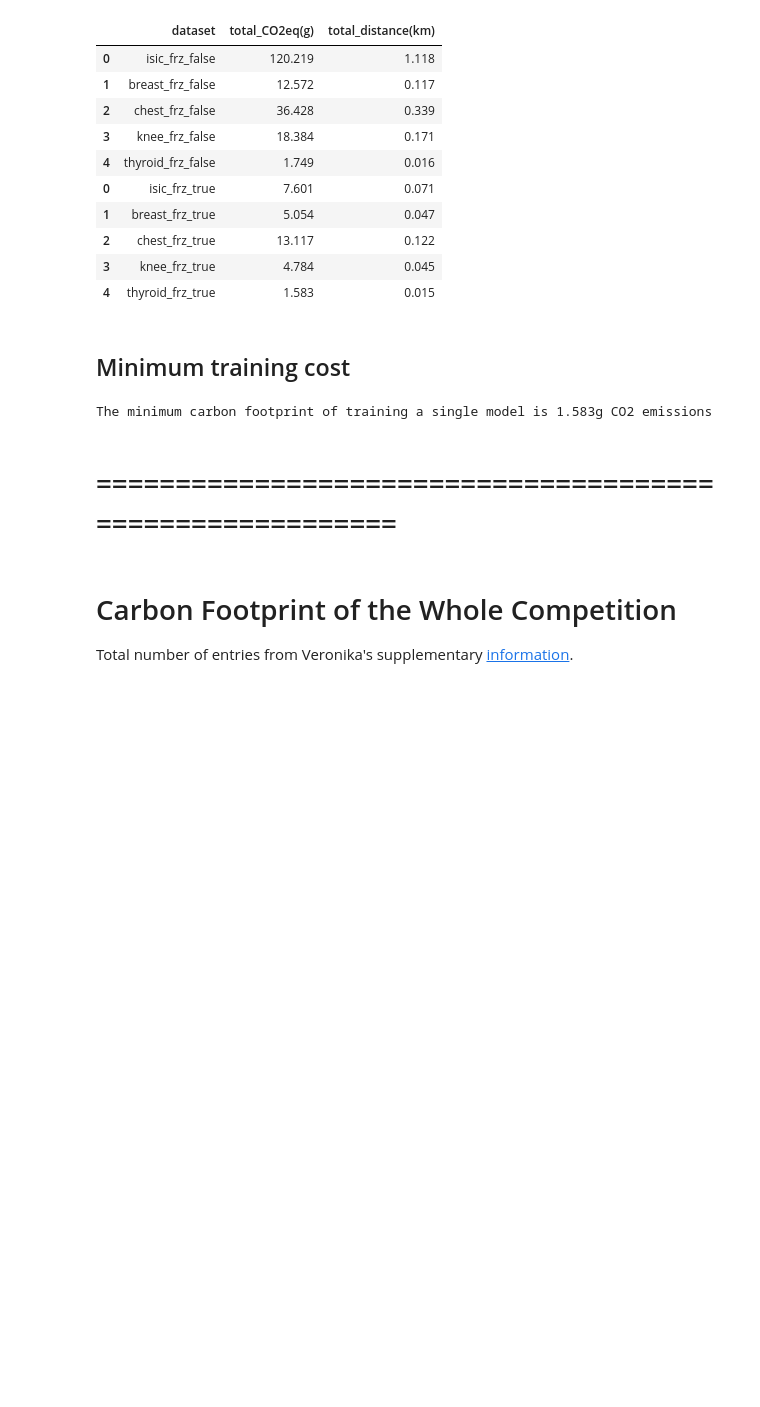
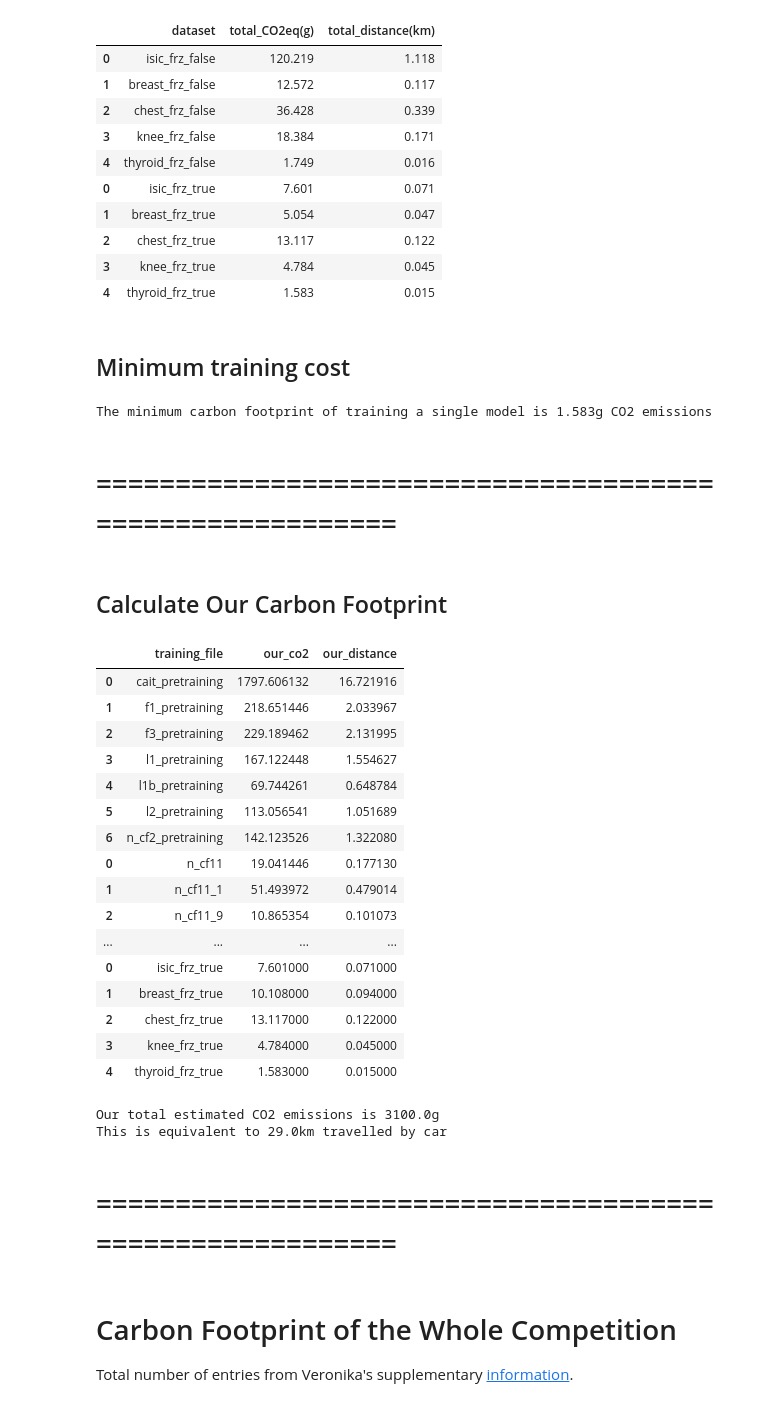
Before and after one commit to Xannadoo/carbon-cost-kaggle, a Jupyter notebook: carbonFootprintResults.ipynb, the cells around one changed output. Drawn from its saved outputs; the diff is of its cells as text; code cells hidden in the pictures; blank space fills up the shorter version.

Commit message:
calculated our carbon footprint

```diff
--- a/carbonFootprintResults.ipynb
+++ b/carbonFootprintResults.ipynb
@@ -172,7 +164,8 @@ revisit_transfer["total_distance(km)"] = revisit_transfer["distance(km)/e"] * re
 revisit_transfer[["total_CO2eq(g)","total_distance(km)"]] = revisit_transfer[["total_CO2eq(g)","total_distance(km)"]].round(3)
 # %%
 # Show just the total columns
-revisit_transfer[["dataset","total_CO2eq(g)","total_distance(km)"]]
+rt_calculated = revisit_transfer[["dataset","total_CO2eq(g)","total_distance(km)"]]
+rt_calculated
 # %% [output]
 |  | dataset | total_CO2eq(g) | total_distance(km) |
 | 0 | isic_frz_false | 120.219 | 1.118 |
@@ -194,6 +187,60 @@ min_train_cost_dist = revisit_transfer['total_distance(km)'].min()
 print(f"The minimum carbon footprint of training a single model is {min_train_cost_CO2}g CO2 emissions")
 # %% [output]
 The minimum carbon footprint of training a single model is 1.583g CO2 emissions
+# %% [markdown]
+# ==========================================================
+# %% [markdown]
+## Calculate Our Carbon Footprint
+# %%
+siim = pd.concat([ptrain_1,train_1])
+
+# Add a column for the number of times we ran each stage of training
+siim["times_we_ran"] = [6,1,1,1,1,1,2,2,2,1,1,1,1,1]
+
+siim["our_co2"] = siim["CO2eq(g)"] * siim["times_we_ran"]
+siim["our_distance"] = siim["distance(km)"] * siim["times_we_ran"]
+
+siim = siim.drop(["time","energy(kWh)","CO2eq(g)","distance(km)","times_we_ran"], axis=1)
+#siim
+# %%
+# Add a column for the number of times we ran each stage of training
+rt_calculated["times_we_ran"] = [1,1,1,1,5,1,2,1,1,1]
+rt_calculated["our_co2"] = rt_calculated["total_CO2eq(g)"] * rt_calculated["times_we_ran"]
+rt_calculated["our_distance"] = rt_calculated["total_distance(km)"] * rt_calculated["times_we_ran"]
+rt_calculated = rt_calculated.rename(columns={"dataset":"training_file"})
+
+rt_calculated = rt_calculated.drop(["total_CO2eq(g)","total_distance(km)","times_we_ran"], axis=1)
+#rt_calculated
+# %%
+combined_df = pd.concat([siim, rt_calculated])
+our_total_co2 = combined_df["our_co2"].sum()
+# %% [output]
+|  | training_file | our_co2 | our_distance |
+| 0 | cait_pretraining | 1797.606132 | 16.721916 |
+| 1 | f1_pretraining | 218.651446 | 2.033967 |
+| 2 | f3_pretraining | 229.189462 | 2.131995 |
+| 3 | l1_pretraining | 167.122448 | 1.554627 |
+| 4 | l1b_pretraining | 69.744261 | 0.648784 |
+| 5 | l2_pretraining | 113.056541 | 1.051689 |
+| 6 | n_cf2_pretraining | 142.123526 | 1.322080 |
+| 0 | n_cf11 | 19.041446 | 0.177130 |
+| 1 | n_cf11_1 | 51.493972 | 0.479014 |
+| 2 | n_cf11_9 | 10.865354 | 0.101073 |
+| ... | ... | ... | ... |
+| 0 | isic_frz_true | 7.601000 | 0.071000 |
+| 1 | breast_frz_true | 10.108000 | 0.094000 |
+| 2 | chest_frz_true | 13.117000 | 0.122000 |
+| 3 | knee_frz_true | 4.784000 | 0.045000 |
+| 4 | thyroid_frz_true | 1.583000 | 0.015000 |
+# %%
+our_total_co2 = combined_df["our_co2"].sum()
+our_total_distance = combined_df["our_distance"].sum()
+
+print(f"Our total estimated CO2 emissions is {round(our_total_co2, 0)}g")
+print(f"This is equivalent to {round(our_total_distance, 0)}km travelled by car")
+# %% [output]
+Our total estimated CO2 emissions is 3100.0g
+This is equivalent to 29.0km travelled by car
 # %% [markdown]
 # ==========================================================
 # %% [markdown]
```
Also changed, not shown: parts of 8 cells of this notebook, 2 other files.
